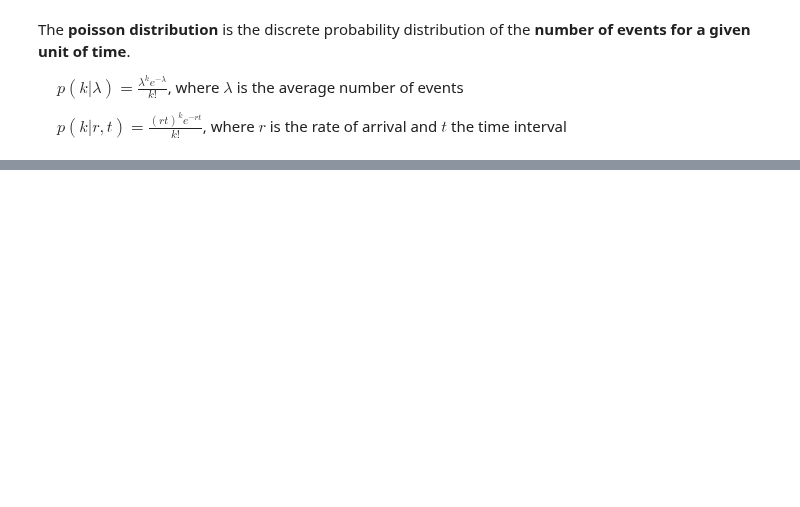
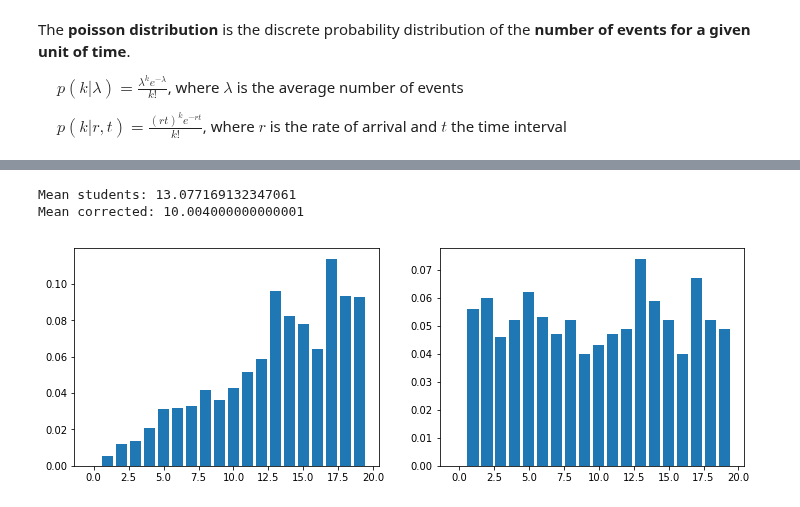
Before and after one commit to QuentinDuval/PythonExperiments, a Jupyter notebook: ml/0_basic_inference.ipynb, the cells around one changed output, grey strips where cells are left out. Drawn from its saved outputs; the diff is of its cells as text; code cells hidden in the pictures; blank space fills up the shorter version.

```diff
--- a/ml/0_basic_inference.ipynb
+++ b/ml/0_basic_inference.ipynb
@@ -830,0 +894,27 @@ plt.show()
+# %%
+# Generate class sizes of size between 1 and 19, with average 10
+class_sizes = np.random.randint(1, 20, size=1000)
+
+# What happens if you ask the students
+histogram = np.zeros(shape=20)
+for s in class_sizes:
+    histogram[s] += s
+probabilities = histogram / np.sum(histogram)
+
+# How to correct this
+corrected_probs = probabilities.copy()
+for i in range(1, len(corrected_probs)):
+    corrected_probs[i] /= i
+corrected_probs /= np.sum(corrected_probs)
+
+print("Mean students:", sum(i * p for i, p in enumerate(probabilities)))
+print("Mean corrected:", sum(i * p for i, p in enumerate(corrected_probs)))
+
+_, ax = plt.subplots(figsize=(12,4), ncols=2)
+ax[0].bar(range(20), probabilities)
+ax[1].bar(range(20), corrected_probs)
+plt.show()
+# %% [output]
+Mean students: 13.077169132347061
+Mean corrected: 10.004000000000001
+[figure, added]
```
Also changed, not shown: parts of 9 cells of this notebook.
